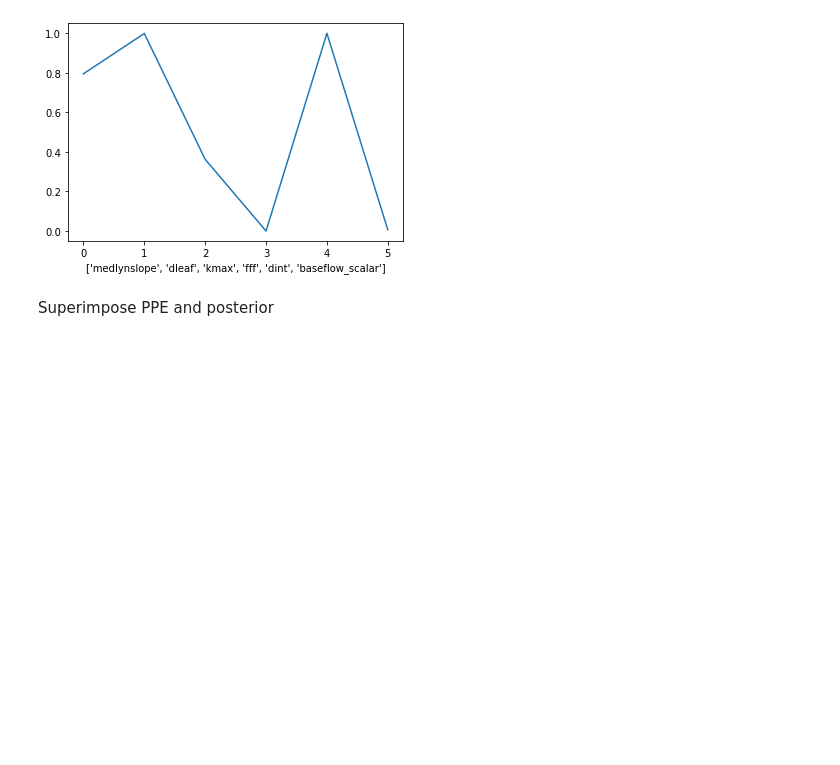
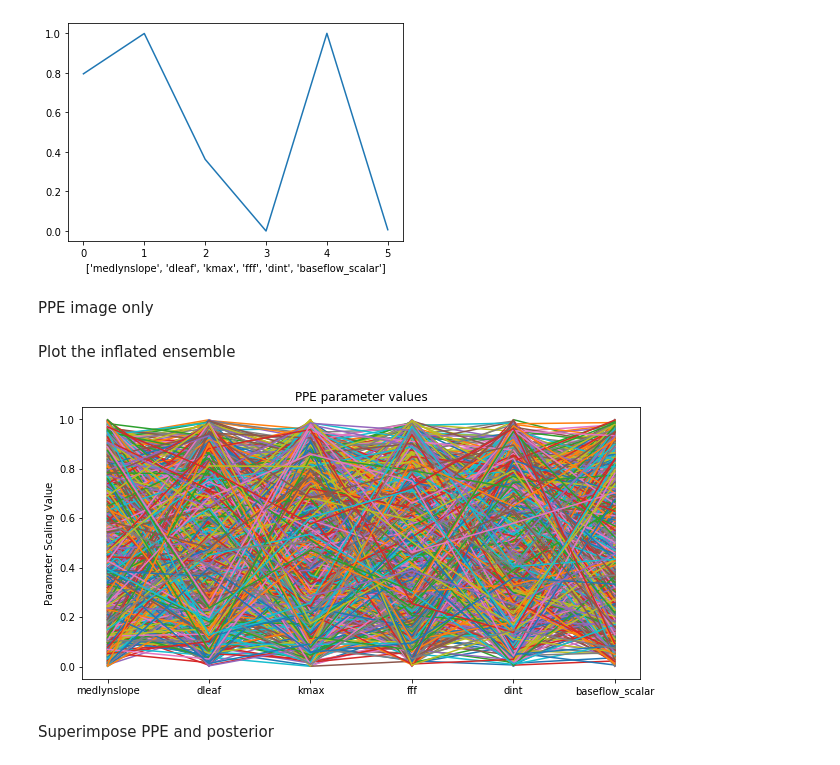
Before and after one commit to katiedagon/CLM5_ParameterUncertainty, a Jupyter notebook: LHC_visualize.ipynb, the cells around one changed output. Drawn from its saved outputs; the diff is of its cells as text; code cells hidden in the pictures; blank space fills up the shorter version.

```diff
--- a/LHC_visualize.ipynb
+++ b/LHC_visualize.ipynb
@@ -44,3 +44,5 @@ plt.plot(np.mean(np.transpose(posterior), axis=1))
 plt.xlabel(in_vars);
 # %% [output]
 [figure]
+# %% [markdown]
+PPE image only
@@ -47,3 +60,20 @@ plt.xlabel(in_vars);
+# %% [markdown]
+Plot the inflated ensemble
+# %%
+inputinflate = np.load(file="lhc_1000.npy", allow_pickle=True)
+# %%
+fig = plt.figure(figsize=(10, 5))
+plt.plot(np.transpose(inputinflate))
+#plt.plot(np.mean(np.transpose(inputdata), axis=1), linewidth=3, c='b', label="Average PPE")
+#plt.xlabel(in_vars);
+plt.ylabel("Parameter Scaling Value")
+plt.title("PPE parameter values")
+#plt.legend(loc='upper center')
+#plt.legend(loc='upper center', bbox_to_anchor=(1.15, 0.8))
+plt.xticks(np.arange(6), labels=in_vars);
+#fig.savefig("inputdata_LHC_1000.pdf", bbox_inches='tight')
+# %% [output]
+[figure, added]
 # %% [markdown]
 Superimpose PPE and posterior
 # %%
```
Also changed, not shown: parts of 1 cell of this notebook, 8 other files.
